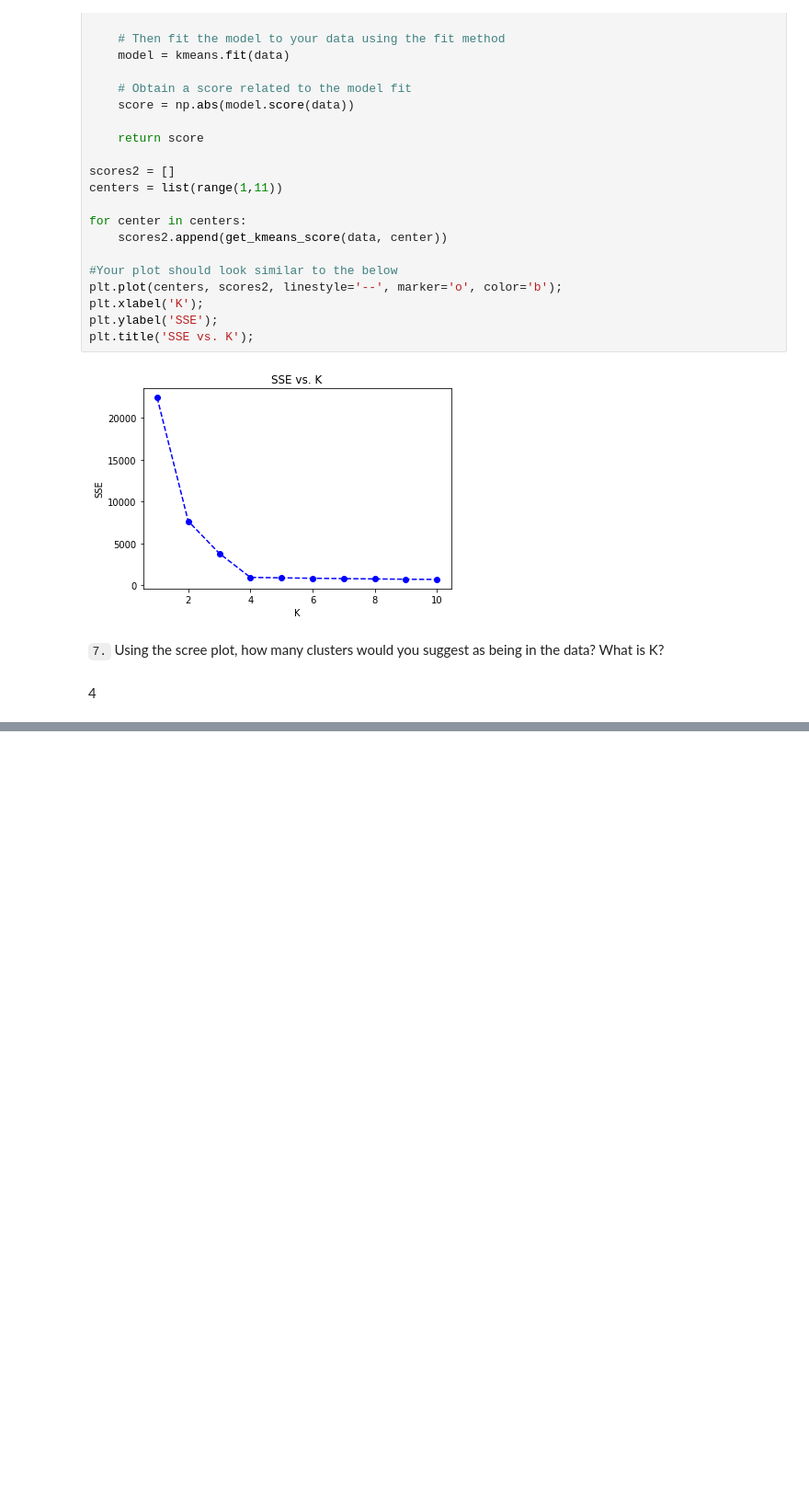
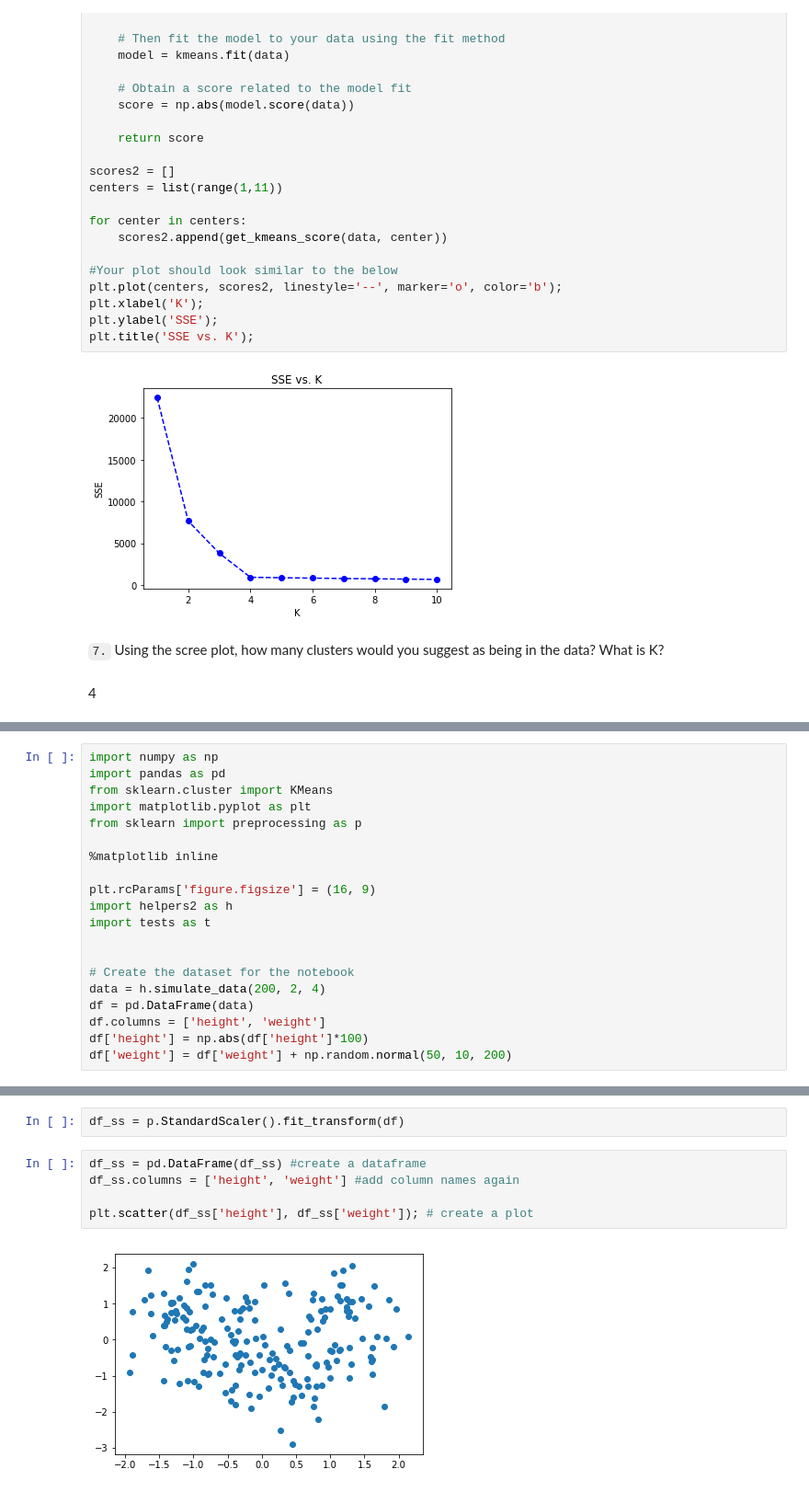
Before and after one commit to sclkan/ML-Study-Notes, a Jupyter notebook: unsupervised_learning_notes.ipynb, the cells around one changed output, grey strips where cells are left out. Shown: that part at 92% size. Cells and saved outputs as stored; diff of their text form; blank space fills up the shorter version.

```diff
--- a/unsupervised_learning_notes.ipynb
+++ b/unsupervised_learning_notes.ipynb
@@ -166,0 +176,20 @@ plt.title('SSE vs. K');
+# %%
+import numpy as np
+import pandas as pd
+from sklearn.cluster import KMeans
+import matplotlib.pyplot as plt
+from sklearn import preprocessing as p
+
+%matplotlib inline
+
+plt.rcParams['figure.figsize'] = (16, 9)
+import helpers2 as h
+import tests as t
+
+
+# Create the dataset for the notebook
+data = h.simulate_data(200, 2, 4)
+df = pd.DataFrame(data)
+df.columns = ['height', 'weight']
+df['height'] = np.abs(df['height']*100)
+df['weight'] = df['weight'] + np.random.normal(50, 10, 200)
@@ -166,0 +232,9 @@ plt.title('SSE vs. K');
+# %%
+df_ss = p.StandardScaler().fit_transform(df)
+# %%
+df_ss = pd.DataFrame(df_ss) #create a dataframe
+df_ss.columns = ['height', 'weight'] #add column names again
+
+plt.scatter(df_ss['height'], df_ss['weight']); # create a plot
+# %% [output]
+[figure, added]
```
Also changed, not shown: parts of 10 cells of this notebook.
